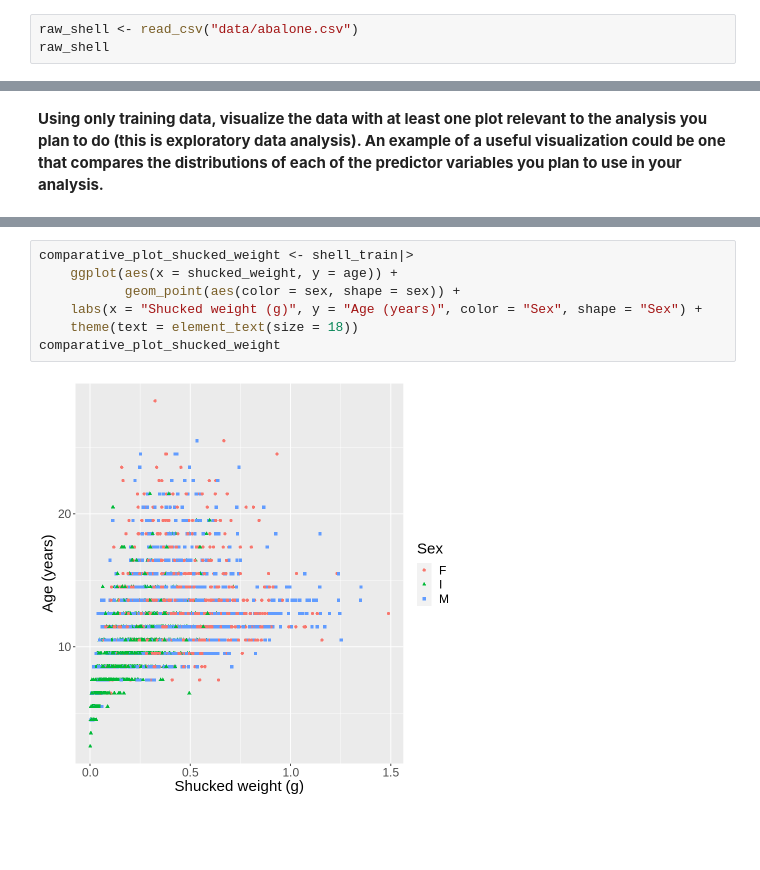
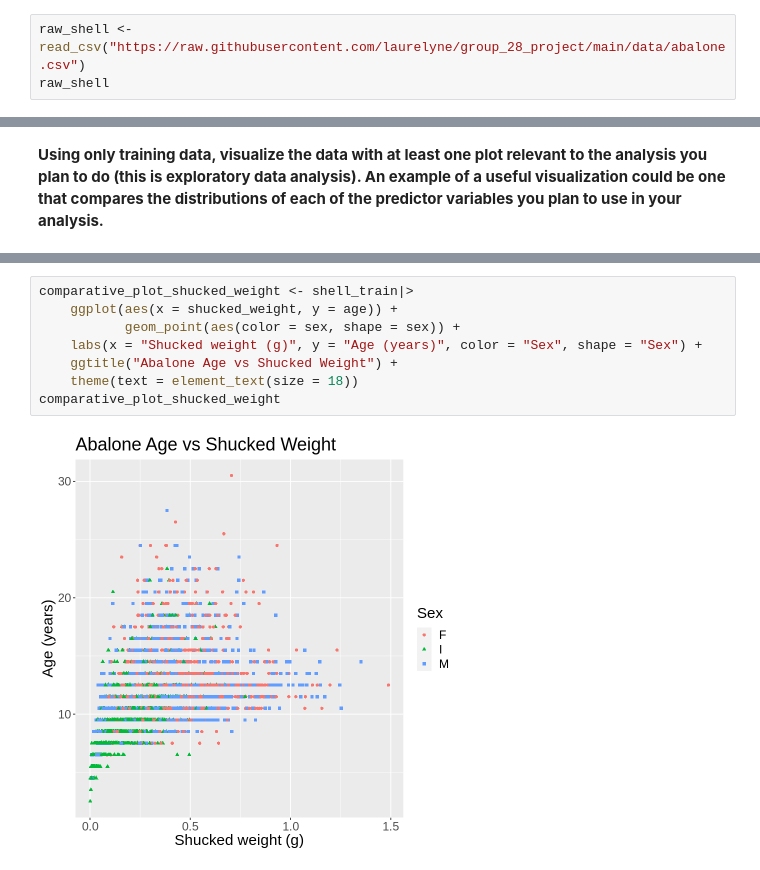
Before and after one commit to laurelyne/group_28_project, a Jupyter notebook: proposal new version.ipynb, the cells around one changed output, grey strips where cells are left out. Saved outputs shown, nothing was run; the diff lists cells and outputs as text; blank space fills up the shorter version.

```diff
--- a/proposal new version.ipynb
+++ b/proposal new version.ipynb
@@ -55,5 +43,5 @@ character(0)
 # %%
-raw_shell <- read_csv("data/abalone.csv")
+raw_shell <- read_csv("https://raw.githubusercontent.com/laurelyne/group_28_project/main/data/abalone.csv")
 raw_shell
 # %% [output]
 Rows: 4177 Columns: 9
@@ -193,12 +185,13 @@ comparative_plot_whole_weight
 # %%
 comparative_plot_shucked_weight <- shell_train|>
     ggplot(aes(x = shucked_weight, y = age)) +
            geom_point(aes(color = sex, shape = sex)) +
     labs(x = "Shucked weight (g)", y = "Age (years)", color = "Sex", shape = "Sex") +
+    ggtitle("Abalone Age vs Shucked Weight") +
     theme(text = element_text(size = 18))
 comparative_plot_shucked_weight
 # %% [output]
-[figure, old version]
+[figure, new version]
 # %%
 comparative_plot_viscera_weight <- shell_train|>
     ggplot(aes(x = viscera_weight, y = age)) +
```
Also changed, not shown: parts of 12 cells of this notebook.
